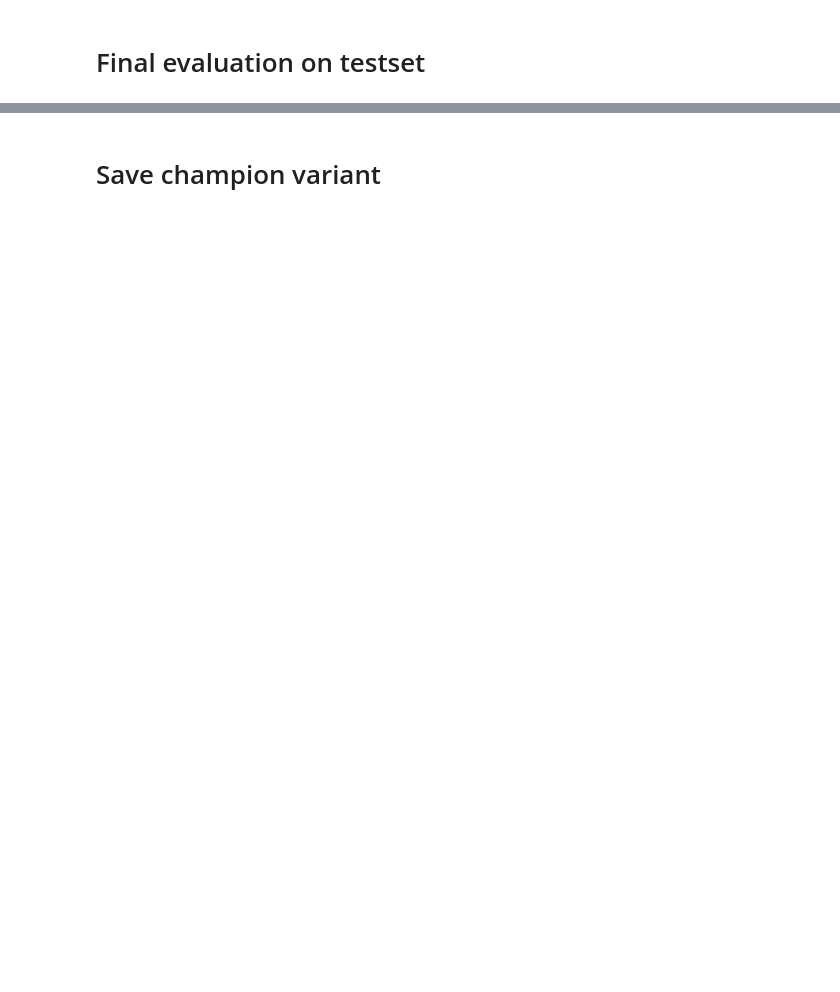
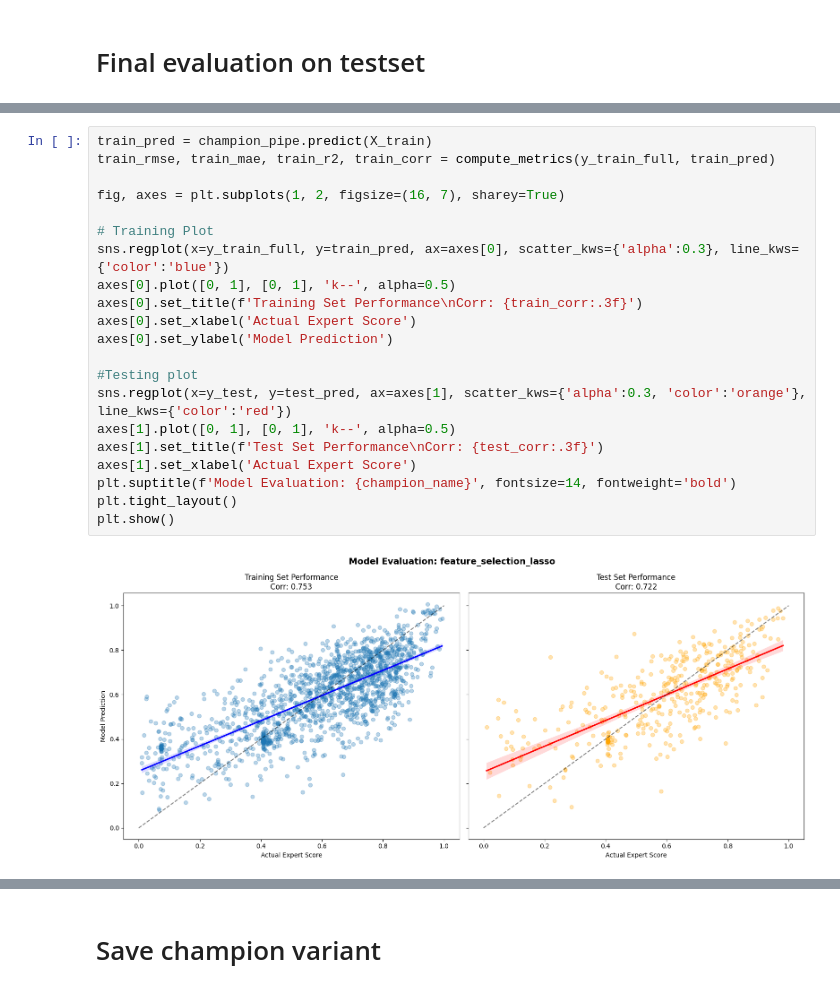
Before and after one commit to othmanreem/Data-intensive-systems, a Jupyter notebook: A2/A2_ModelBuilding.ipynb, the cells around one changed output, grey strips where cells are left out. Drawn from its saved outputs; the diff is of its cells as text; blank space fills up the shorter version.

```diff
--- a/A2/A2_ModelBuilding.ipynb
+++ b/A2/A2_ModelBuilding.ipynb
@@ -531 +534,24 @@ TEST Corr: 0.7676
+# %%
+train_pred = champion_pipe.predict(X_train)
+train_rmse, train_mae, train_r2, train_corr = compute_metrics(y_train_full, train_pred)
+
+fig, axes = plt.subplots(1, 2, figsize=(16, 7), sharey=True)
+
+# Training Plot
+sns.regplot(x=y_train_full, y=train_pred, ax=axes[0], scatter_kws={'alpha':0.3}, line_kws={'color':'blue'})
+axes[0].plot([0, 1], [0, 1], 'k--', alpha=0.5)
+axes[0].set_title(f'Training Set Performance\nCorr: {train_corr:.3f}')
+axes[0].set_xlabel('Actual Expert Score')
+axes[0].set_ylabel('Model Prediction')
+
+#Testing plot
+sns.regplot(x=y_test, y=test_pred, ax=axes[1], scatter_kws={'alpha':0.3, 'color':'orange'}, line_kws={'color':'red'})
+axes[1].plot([0, 1], [0, 1], 'k--', alpha=0.5)
+axes[1].set_title(f'Test Set Performance\nCorr: {test_corr:.3f}')
+axes[1].set_xlabel('Actual Expert Score')
+plt.suptitle(f'Model Evaluation: {champion_name}', fontsize=14, fontweight='bold')
+plt.tight_layout()
+plt.show()
+# %% [output]
+[figure, added]
 # %%
```
Also changed, not shown: parts of 17 cells of this notebook.
